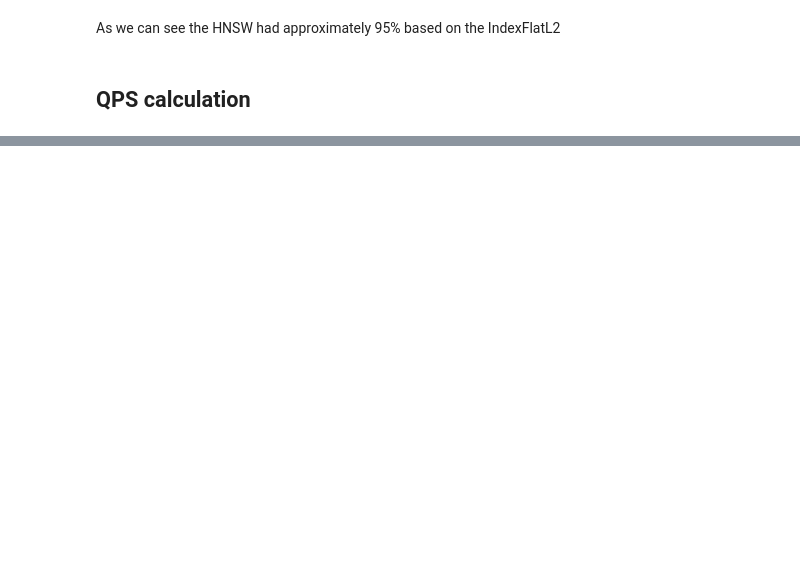
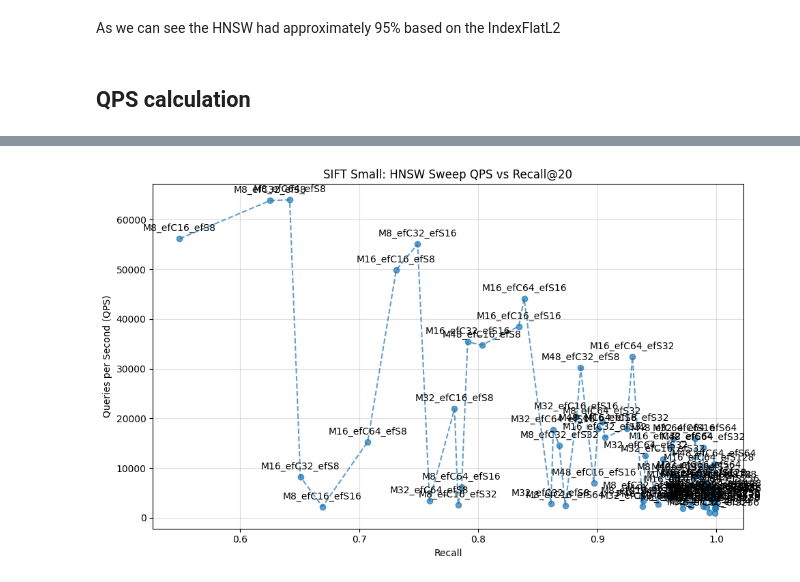
Before and after one commit to Damianzoub/approximate-nearest-neighbor-graphs, a Jupyter notebook: notebooks/hnsw.ipynb, the cells around one changed output, grey strips where cells are left out. Drawn from its saved outputs; the diff is of its cells as text; code cells hidden in the pictures; blank space fills up the shorter version.

```diff
--- a/notebooks/hnsw.ipynb
+++ b/notebooks/hnsw.ipynb
@@ -194,0 +381,6 @@ plot_qps_recall(results,title="SIFT Small: QPS VS Recall")
+# %%
+new_result = sweep_hnsw(xb, xq, xb, I_true, ks=(1,5,10,20))
+for res in new_result:
+    print(res)
+plot_qps_recall(new_result, title="SIFT Small: HNSW Sweep QPS vs Recall@20")
+# %% [output]
@@ -194,0 +404 @@ plot_qps_recall(results,title="SIFT Small: QPS VS Recall")
+[figure, added]
```
Also changed, not shown: parts of 10 cells of this notebook, 2 other files.
